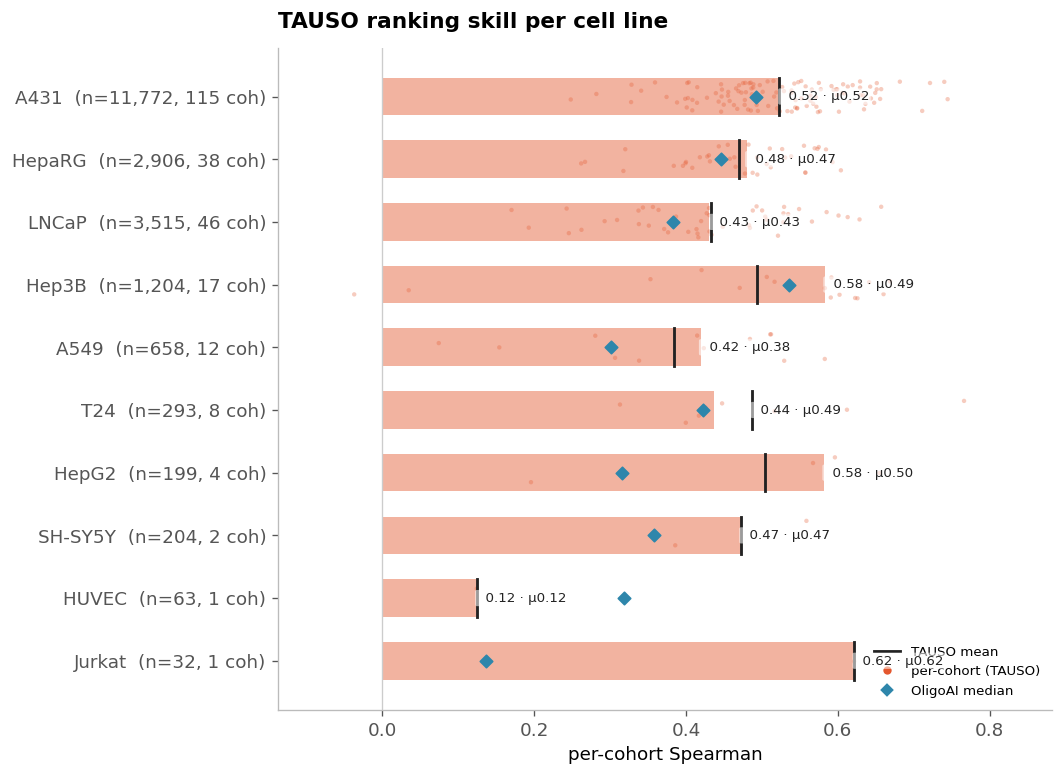
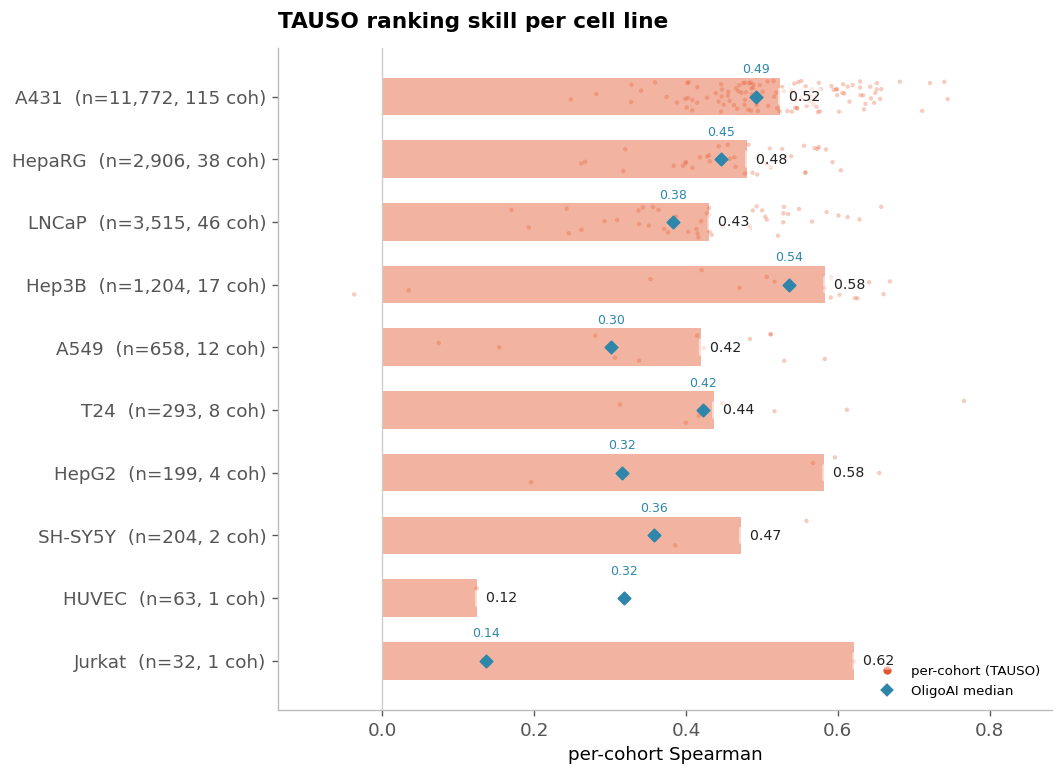
Unified diff of the notebook cell whose output changed from the first chart to the second:
--- before
+++ after
@@ -6,10 +6,13 @@
 lbl = [f'{c}  (n={int((preds.Cell_line==c).sum()):,}, {len(dist[c])} coh)' for c in cls]
 fig, ax = plt.subplots(figsize=(9, .52*len(cls)+1.4))
-v.hbar_dist(ax, lbl, [np.median(dist[c]) for c in cls], [np.mean(dist[c]) for c in cls],
-            [dist[c] for c in cls], colors=[v.ACCENT]*len(cls), title='TAUSO ranking skill per cell line', xlabel='per-cohort Spearman')
+v.hbar_dist(ax, lbl, [np.median(dist[c]) for c in cls], [dist[c] for c in cls],
+            colors=[v.ACCENT]*len(cls), title='TAUSO ranking skill per cell line', xlabel='per-cohort Spearman')
 yy = np.arange(len(cls))[::-1]
-ax.scatter([np.median(distA[c]) if len(distA[c]) else np.nan for c in cls], yy, marker='D', s=28, color=v.BLUE, zorder=6)
-ax.legend(handles=[Line2D([0],[0],color='#222',lw=1.7,label='TAUSO mean'),
-                   Line2D([0],[0],marker='o',color='w',markerfacecolor=v.ACCENT,markersize=6,label='per-cohort (TAUSO)'),
+for yi, c in zip(yy, cls):
+    m = np.median(distA[c]) if len(distA[c]) else np.nan
+    if np.isfinite(m):
+        ax.scatter(m, yi, marker='D', s=28, color=v.BLUE, zorder=6)
+        ax.text(m, yi+0.33, f'{m:.2f}', color=v.BLUE, fontsize=7.5, ha='center', va='bottom', zorder=7)
+ax.legend(handles=[Line2D([0],[0],marker='o',color='w',markerfacecolor=v.ACCENT,markersize=6,label='per-cohort (TAUSO)'),
                    Line2D([0],[0],marker='D',color='w',markerfacecolor=v.BLUE,markersize=7,label='OligoAI median')],
           frameon=False, fontsize=8, loc='lower right')

Commit: Breakdown charts: median-only labels; annotate OligoAI value per cell line